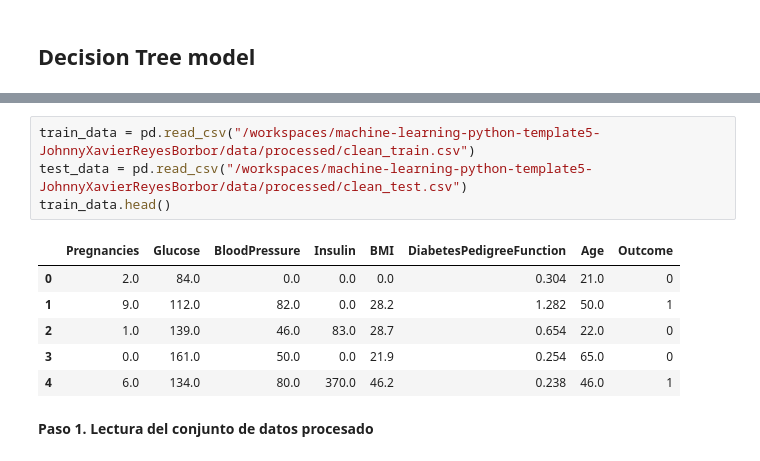
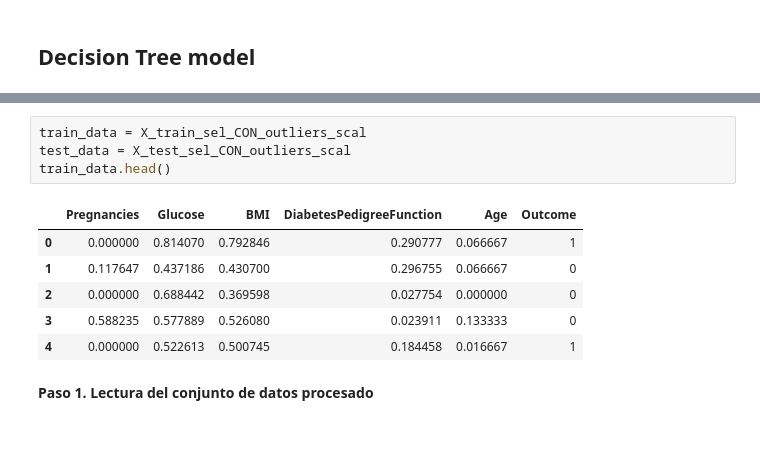
Before and after one commit to 4GeeksAcademy/machine-learning-python-template5-JohnnyXavierReyesBorbor, a Jupyter notebook: src/EDA.ipynb, the cells around one changed output, grey strips where cells are left out. Drawn from its saved outputs; the diff is of its cells as text.

```diff
--- a/src/EDA.ipynb
+++ b/src/EDA.ipynb
@@ -305,14 +456,14 @@ from sklearn.tree import DecisionTreeClassifier
-# %%
-train_data = pd.read_csv("/workspaces/machine-learning-python-template5-JohnnyXavierReyesBorbor/data/processed/clean_train.csv")
-test_data = pd.read_csv("/workspaces/machine-learning-python-template5-JohnnyXavierReyesBorbor/data/processed/clean_test.csv")
-train_data.head()
-# %% [output]
-|  | Pregnancies | Glucose | BloodPressure | Insulin | BMI | DiabetesPedigreeFunction | Age | Outcome |
-| 0 | 2.0 | 84.0 | 0.0 | 0.0 | 0.0 | 0.304 | 21.0 | 0 |
-| 1 | 9.0 | 112.0 | 82.0 | 0.0 | 28.2 | 1.282 | 50.0 | 1 |
-| 2 | 1.0 | 139.0 | 46.0 | 83.0 | 28.7 | 0.654 | 22.0 | 0 |
-| 3 | 0.0 | 161.0 | 50.0 | 0.0 | 21.9 | 0.254 | 65.0 | 0 |
-| 4 | 6.0 | 134.0 | 80.0 | 370.0 | 46.2 | 0.238 | 46.0 | 1 |
+# %%
+train_data = X_train_sel_CON_outliers_scal
+test_data = X_test_sel_CON_outliers_scal
+train_data.head()
+# %% [output]
+|  | Pregnancies | Glucose | BMI | DiabetesPedigreeFunction | Age | Outcome |
+| 0 | 0.000000 | 0.814070 | 0.792846 | 0.290777 | 0.066667 | 1 |
+| 1 | 0.117647 | 0.437186 | 0.430700 | 0.296755 | 0.066667 | 0 |
+| 2 | 0.000000 | 0.688442 | 0.369598 | 0.027754 | 0.000000 | 0 |
+| 3 | 0.588235 | 0.577889 | 0.526080 | 0.023911 | 0.133333 | 0 |
+| 4 | 0.000000 | 0.522613 | 0.500745 | 0.184458 | 0.016667 | 1 |
 # %% [markdown]
 **Paso 1. Lectura del conjunto de datos procesado**
 # %%
```
Also changed, not shown: parts of 27 cells of this notebook, 29 other files.
